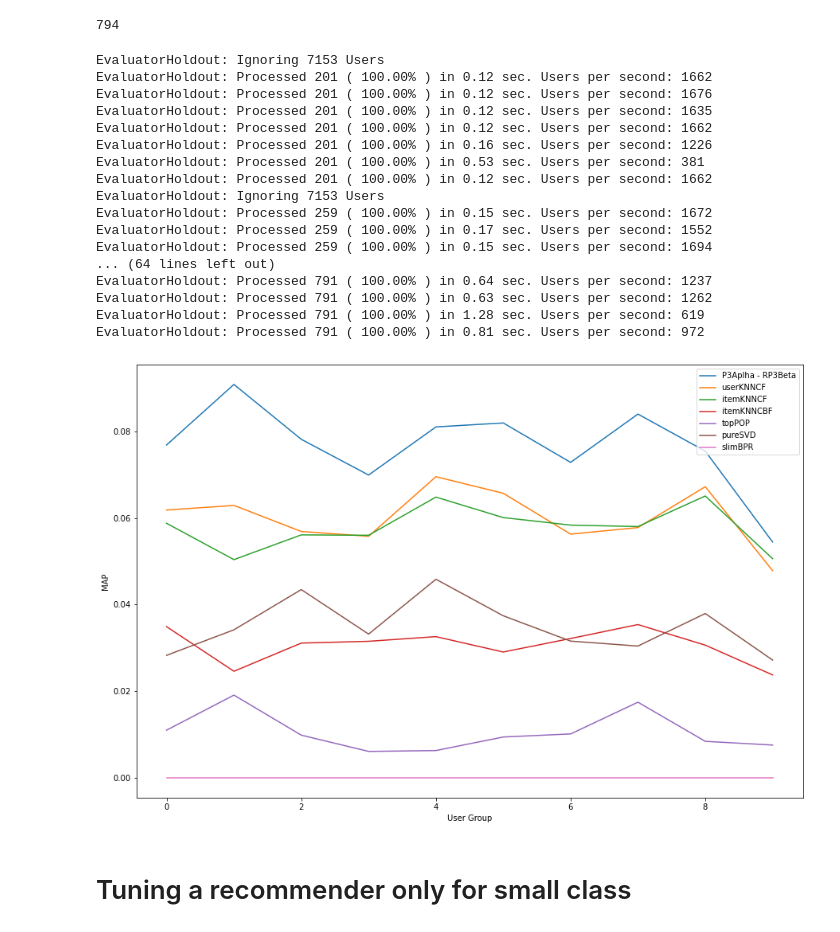
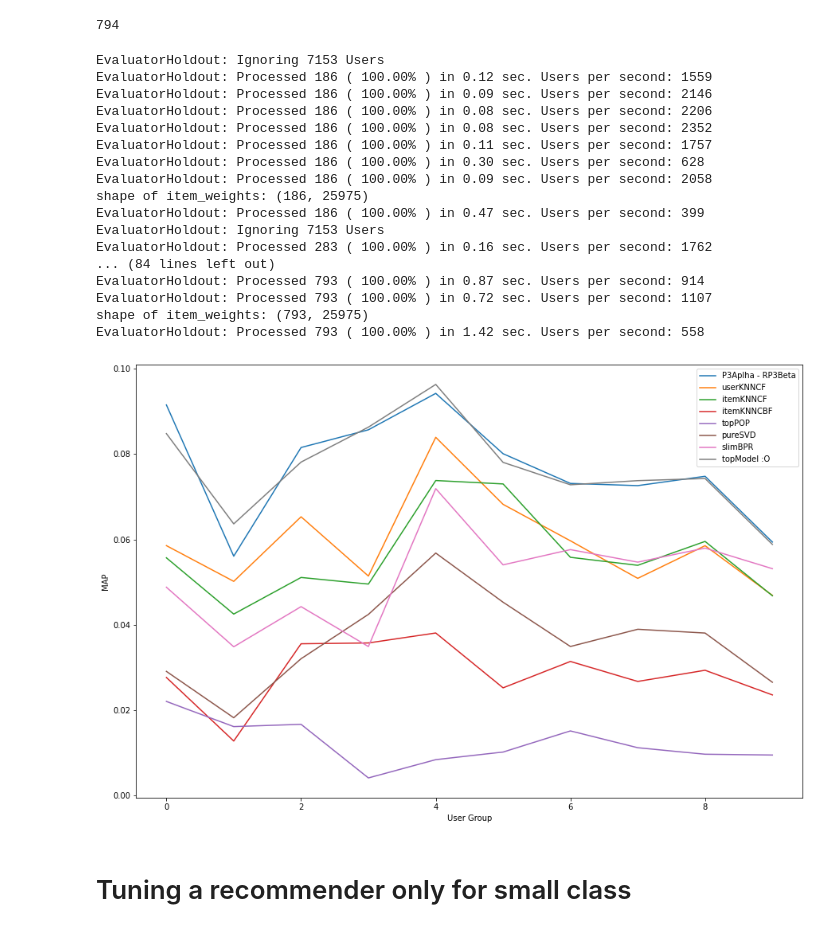
Before and after one commit to mattiasu96/Recommender-Systems-Challenge, a Jupyter notebook: New Challenge Data/RecommenderWithSplitUser.ipynb, the cells around one changed output. Saved outputs shown, nothing was run; the diff lists cells and outputs as text; code cells hidden in the pictures.

Commit message:
add best model to the SplitUserRecommender notebook

```diff
--- a/New Challenge Data/RecommenderWithSplitUser.ipynb
+++ b/New Challenge Data/RecommenderWithSplitUser.ipynb
@@ -156,6 +156,6 @@ PureSVDRecommender: Computing SVD decomposition... Done!
 # %%
 from SLIM_BPR.Cython.SLIM_BPR_Cython import SLIM_BPR_Cython
 
-recommender_slim_bpr = SLIM_BPR_Cython(URM_all, recompile_cython=False)
+recommender_slim_bpr = SLIM_BPR_Cython(URM_train, recompile_cython=False)
 recommender_slim_bpr.fit(epochs=200, batch_size=1000, sgd_mode='adagrad', learning_rate=0.001, positive_threshold_BPR=1, topK=400)
 # %% [output]
@@ -178 +178,29 @@ SLIM_BPR_Recommender: Terminating at epoch 200. Elapsed time 24.55 sec
 Deallocating Cython objects
+# %%
+from GraphBased.P3alphaRecommender import P3alphaRecommender
+from GraphBased.RP3betaRecommender import RP3betaRecommender
+from KNN.ItemKNNCBFRecommender import ItemKNNCBFRecommender
+from KNN.ItemKNNSimilarityHybridRecommender import ItemKNNSimilarityHybridRecommender
+from KNN.UserKNNCFRecommender import UserKNNCFRecommender
+from KNN.ItemKNNScoresHybridMultipleRecommender import ItemKNNScoresHybridMultipleRecommender
+from GraphBased.RP3betaRecommender_user import RP3betaRecommender_user
+from MatrixFactorization.PureSVDRecommender import PureSVDRecommender
+
+recommender_userKNN = UserKNNCFRecommender(URM_train)
+recommender_userKNN.fit(topK= 75, shrink = 200)
+
+recommender_SVD= PureSVDRecommender(URM_train)
+recommender_SVD.fit(num_factors = 1200)
+
+recommender_alpha = P3alphaRecommender(URM_train)
+recommender_alpha.fit(topK=350, alpha = 0.45, implicit = True)
+
+recommender_beta_ICM = RP3betaRecommender(ICM_all.T)
+recommender_beta_ICM.fit(topK=70, alpha=0.35, beta=0.4, implicit=False)
+recommender_beta_ICM.URM_train = URM_train
+
+hybridrecommender_p3_rp3_top_model = ItemKNNSimilarityHybridRecommender(URM_train, recommender_alpha.W_sparse, recommender_beta_ICM.W_sparse)
+hybridrecommender_p3_rp3_top_model.fit(topK=450, alpha = 0.1)
+
+hybridrecommender_top_model = ItemKNNScoresHybridMultipleRecommender(URM_train, hybridrecommender_p3_rp3_top_model, recommender_userKNN, recommender_SVD)
+hybridrecommender_top_model.fit(alpha = 0.7, beta=0.25)
@@ -217,6 +261,7 @@ MAP_item_cbf_per_group = []
 MAP_top_pop_per_group = []
 MAP_pure_svd_per_group = []
 MAP_slim_bpr_per_group = []
+MAP_top_model_per_group = []
 cutoff = 10
 
 for group_id in range(0, 10):
@@ -251,42 +296,46 @@ for group_id in range(0, 10):
 
     results, _ = evaluator_p3_rp3.evaluateRecommender(recommender_slim_bpr)
     MAP_slim_bpr_per_group.append(results[cutoff]["MAP"])
+
+    results, _ = evaluator_p3_rp3.evaluateRecommender(hybridrecommender_top_model)
+    MAP_top_model_per_group.append(results[cutoff]["MAP"])
 # %% [output]
 EvaluatorHoldout: Ignoring 7153 Users
-EvaluatorHoldout: Processed 201 ( 100.00% ) in 0.12 sec. Users per second: 1662
-EvaluatorHoldout: Processed 201 ( 100.00% ) in 0.12 sec. Users per second: 1676
-EvaluatorHoldout: Processed 201 ( 100.00% ) in 0.12 sec. Users per second: 1635
-EvaluatorHoldout: Processed 201 ( 100.00% ) in 0.12 sec. Users per second: 1662
-EvaluatorHoldout: Processed 201 ( 100.00% ) in 0.16 sec. Users per second: 1226
-EvaluatorHoldout: Processed 201 ( 100.00% ) in 0.53 sec. Users per second: 381
-EvaluatorHoldout: Processed 201 ( 100.00% ) in 0.12 sec. Users per second: 1662
+EvaluatorHoldout: Processed 186 ( 100.00% ) in 0.12 sec. Users per second: 1559
+EvaluatorHoldout: Processed 186 ( 100.00% ) in 0.09 sec. Users per second: 2146
+EvaluatorHoldout: Processed 186 ( 100.00% ) in 0.08 sec. Users per second: 2206
+EvaluatorHoldout: Processed 186 ( 100.00% ) in 0.08 sec. Users per second: 2352
+EvaluatorHoldout: Processed 186 ( 100.00% ) in 0.11 sec. Users per second: 1757
+EvaluatorHoldout: Processed 186 ( 100.00% ) in 0.30 sec. Users per second: 628
+EvaluatorHoldout: Processed 186 ( 100.00% ) in 0.09 sec. Users per second: 2058
+shape of item_weights: (186, 25975)
+EvaluatorHoldout: Processed 186 ( 100.00% ) in 0.47 sec. Users per second: 399
 EvaluatorHoldout: Ignoring 7153 Users
-EvaluatorHoldout: Processed 259 ( 100.00% ) in 0.15 sec. Users per second: 1672
-EvaluatorHoldout: Processed 259 ( 100.00% ) in 0.17 sec. Users per second: 1552
-EvaluatorHoldout: Processed 259 ( 100.00% ) in 0.15 sec. Users per second: 1694
-... (64 lines left out)
-EvaluatorHoldout: Processed 791 ( 100.00% ) in 0.64 sec. Users per second: 1237
-EvaluatorHoldout: Processed 791 ( 100.00% ) in 0.63 sec. Users per second: 1262
-EvaluatorHoldout: Processed 791 ( 100.00% ) in 1.28 sec. Users per second: 619
-EvaluatorHoldout: Processed 791 ( 100.00% ) in 0.81 sec. Users per second: 972
+EvaluatorHoldout: Processed 283 ( 100.00% ) in 0.16 sec. Users per second: 1762
+... (84 lines left out)
+EvaluatorHoldout: Processed 793 ( 100.00% ) in 0.87 sec. Users per second: 914
+EvaluatorHoldout: Processed 793 ( 100.00% ) in 0.72 sec. Users per second: 1107
+shape of item_weights: (793, 25975)
+EvaluatorHoldout: Processed 793 ( 100.00% ) in 1.42 sec. Users per second: 558
 # %%
 import matplotlib.pyplot as pyplot
 %matplotlib inline
 pyplot.figure(figsize=(15,10))
 pyplot.plot(MAP_p3aplha_rp3beta_per_group, label="P3Aplha - RP3Beta")
 pyplot.plot(MAP_user_cf_cold_per_group, label="userKNNCF")
 pyplot.plot(MAP_item_cf_cold_per_group, label="itemKNNCF")
 pyplot.plot(MAP_item_cbf_per_group, label="itemKNNCBF")
 pyplot.plot(MAP_top_pop_per_group, label="topPOP")
 pyplot.plot(MAP_pure_svd_per_group, label="pureSVD")
 pyplot.plot(MAP_slim_bpr_per_group, label="slimBPR")
+pyplot.plot(MAP_top_model_per_group, label="topModel :O")
 
 pyplot.ylabel('MAP')
 pyplot.xlabel('User Group')
 pyplot.legend()
 pyplot.show()
 # %% [output]
-[figure, old version]
+[figure, new version]
 # %% [markdown]
 # Tuning a recommender only for small class
 # %%
```
Also changed, not shown: parts of 13 cells of this notebook.
